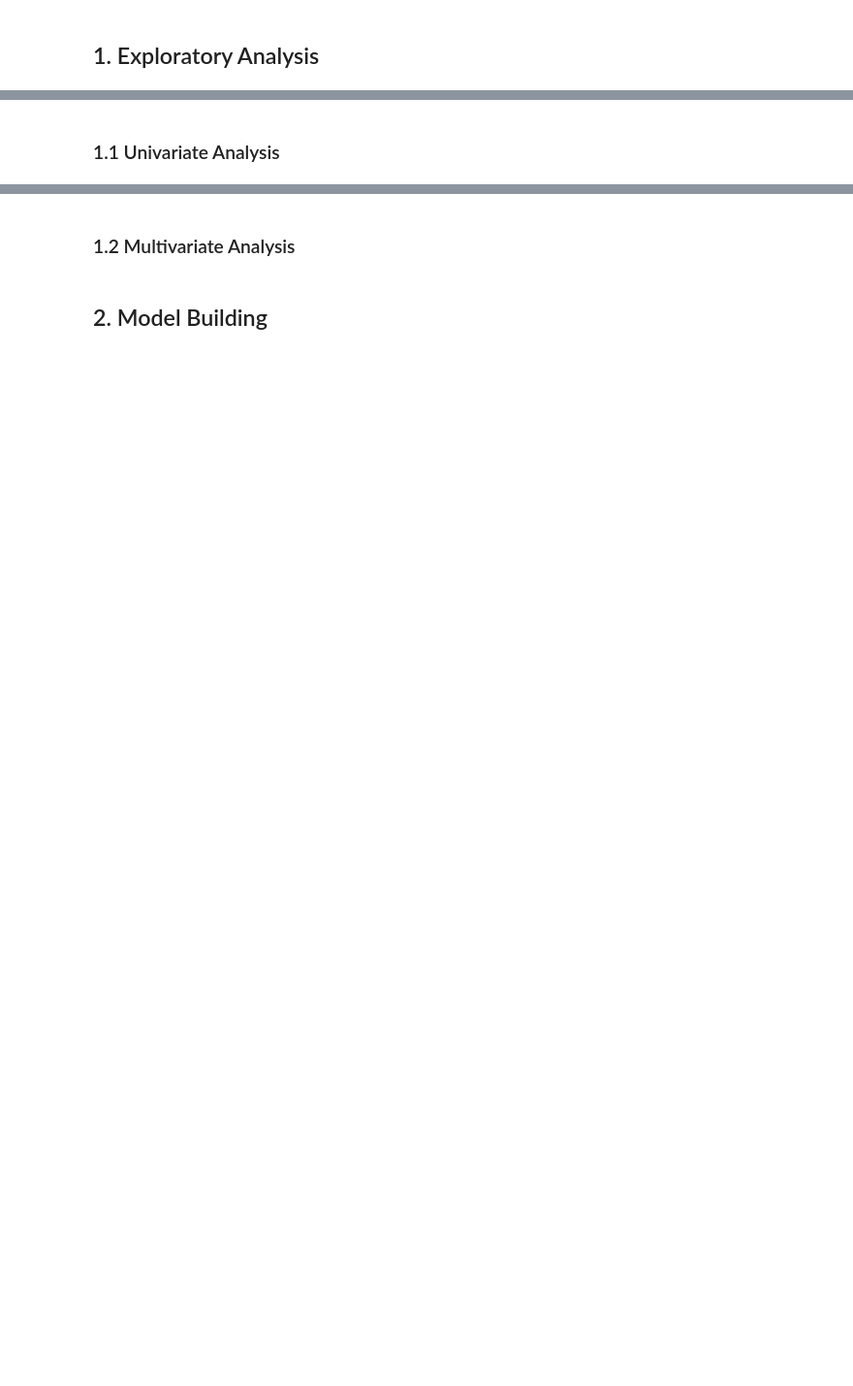
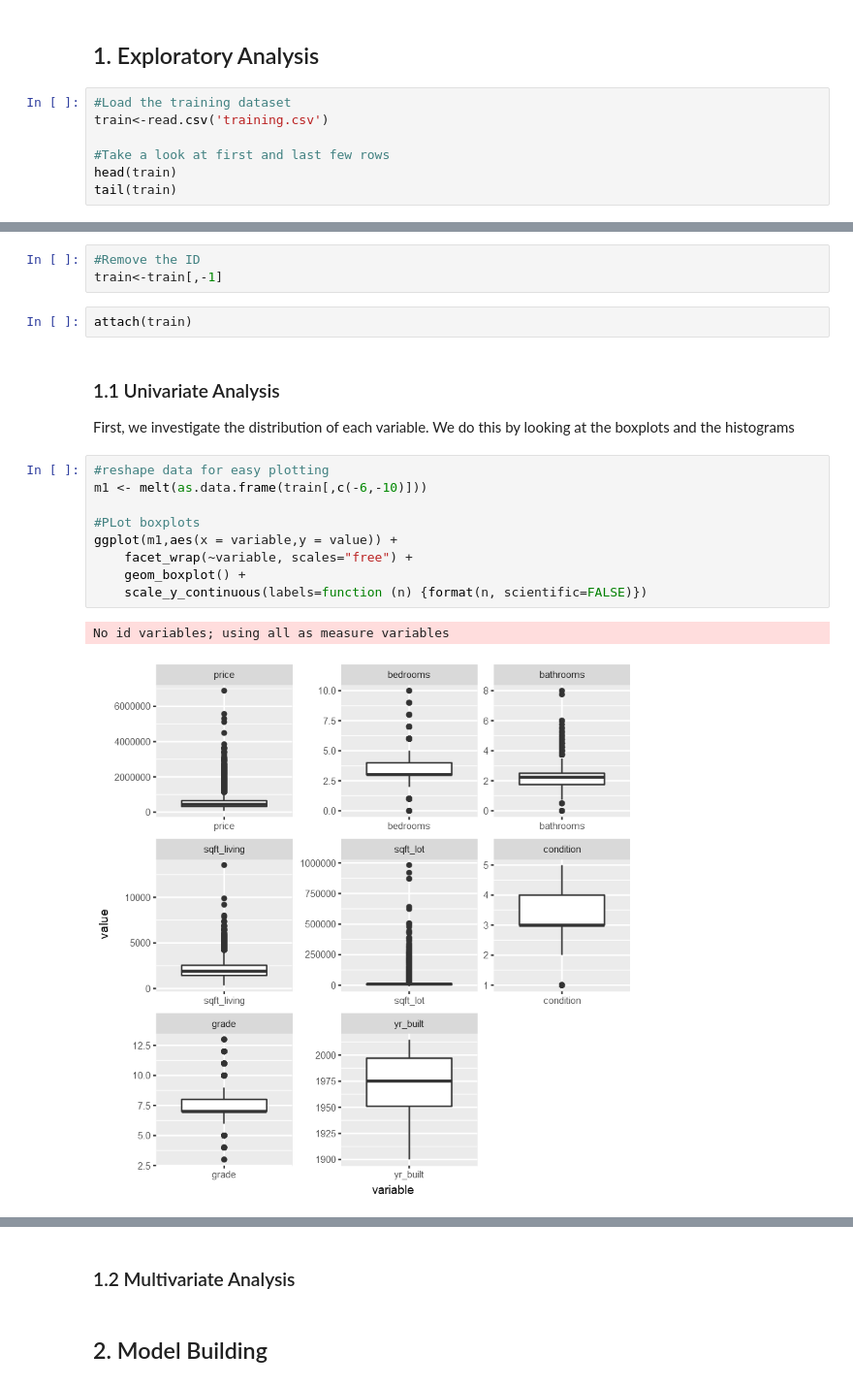
Before and after one commit to DanielTranDS/HousePrice-EDA-Modelling, a Jupyter notebook: HousePrice_Codes.ipynb, the cells around one changed output, grey strips where cells are left out. Shown at 97% size. Saved outputs shown, nothing was run; the diff lists cells and outputs as text; blank space fills up the shorter version.

```diff
--- a/HousePrice_Codes.ipynb
+++ b/HousePrice_Codes.ipynb
@@ -9,2 +42,9 @@
 # %% [markdown]
 ## 1. Exploratory Analysis <a class="anchor" id="1"></a>
+# %%
+#Load the training dataset
+train<-read.csv('training.csv')
+
+#Take a look at first and last few rows
+head(train)
+tail(train)
@@ -11,2 +146,21 @@
+# %%
+#Remove the ID
+train<-train[,-1]
+# %%
+attach(train)
 # %% [markdown]
 ### 1.1 Univariate Analysis <a class="anchor" id="1.1"></a>
+
+First, we investigate the distribution of each variable. We do this by looking at the boxplots and the histograms
+# %%
+#reshape data for easy plotting
+m1 <- melt(as.data.frame(train[,c(-6,-10)]))
+
+#PLot boxplots
+ggplot(m1,aes(x = variable,y = value)) +
+    facet_wrap(~variable, scales="free") +
+    geom_boxplot() +
+    scale_y_continuous(labels=function (n) {format(n, scientific=FALSE)})
+# %% [output]
+No id variables; using all as measure variables
+[figure, added]
```
Also changed, not shown: parts of 20 cells of this notebook.
